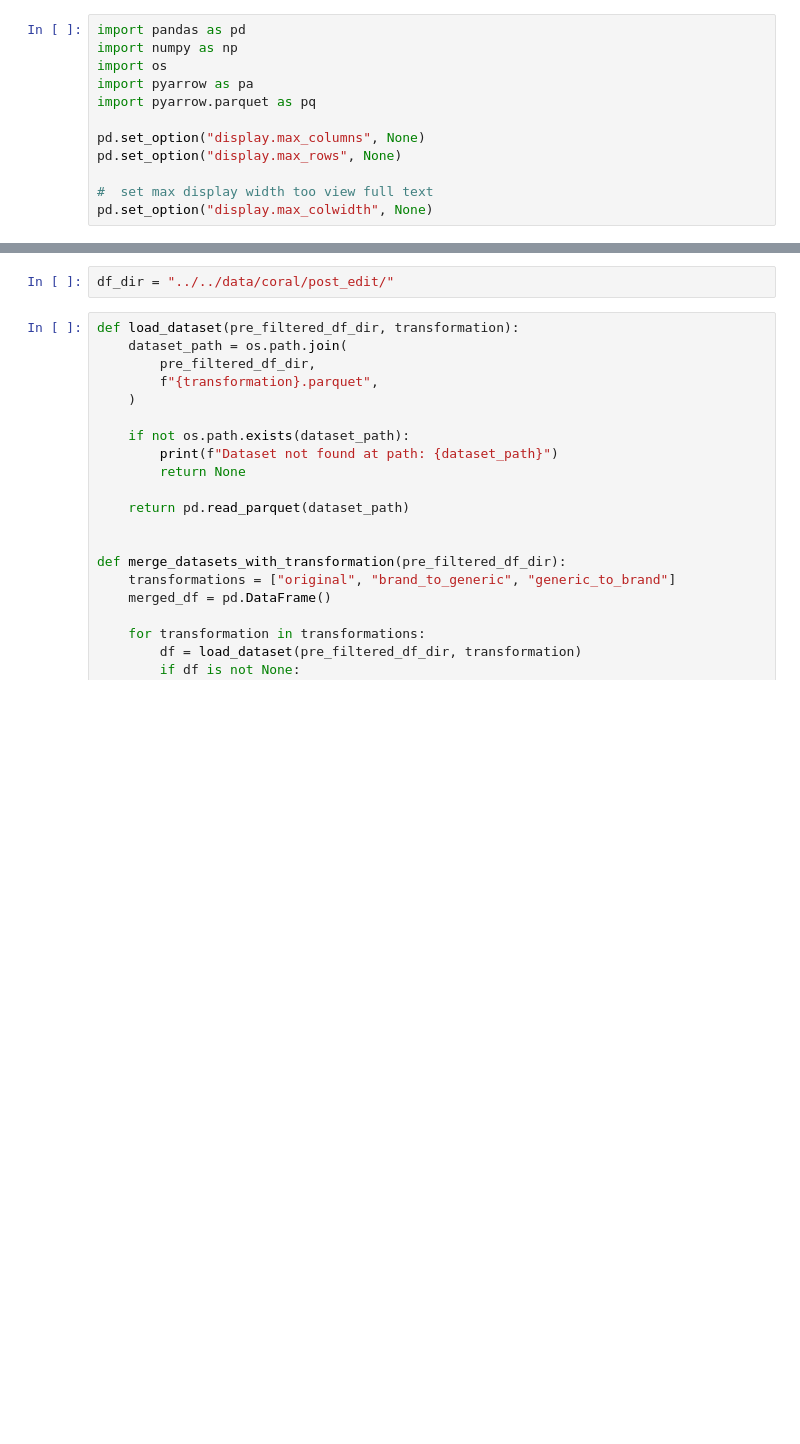
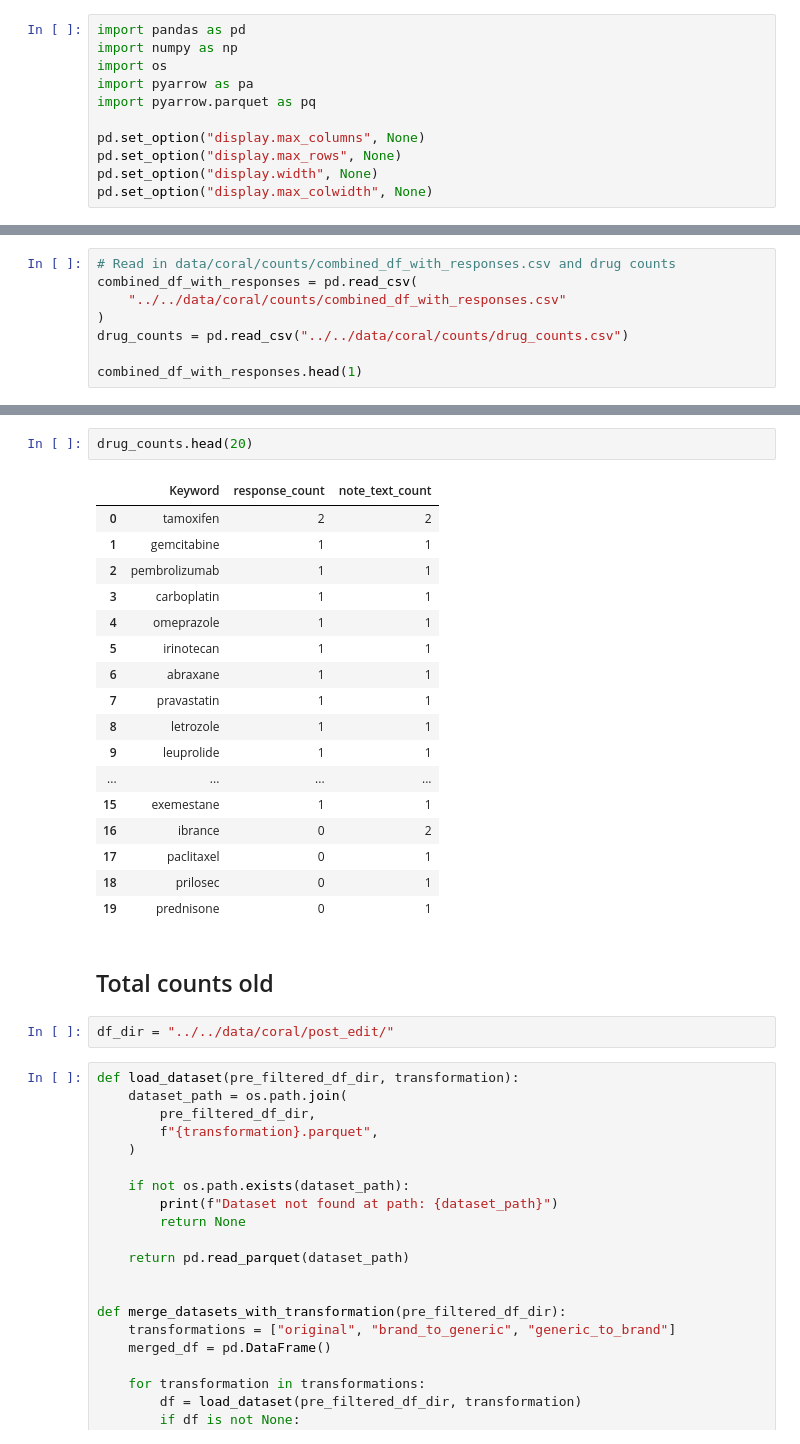
Before and after one commit to BittermanLab/OncoRABBITS, a Jupyter notebook: src/coral_count/coral_eval.ipynb, the cells around one changed output, grey strips where cells are left out. Drawn from its saved outputs; the diff is of its cells as text; blank space fills up the shorter version.

Commit message:
coral summary demo

```diff
--- a/src/coral_count/coral_eval.ipynb
+++ b/src/coral_count/coral_eval.ipynb
@@ -7,6 +7,5 @@ import pyarrow.parquet as pq
 
 pd.set_option("display.max_columns", None)
 pd.set_option("display.max_rows", None)
-
-#  set max display width too view full text
+pd.set_option("display.width", None)
 pd.set_option("display.max_colwidth", None)
@@ -12,0 +15,8 @@ pd.set_option("display.max_colwidth", None)
+# %%
+# Read in data/coral/counts/combined_df_with_responses.csv and drug counts
+combined_df_with_responses = pd.read_csv(
+    "../../data/coral/counts/combined_df_with_responses.csv"
+)
+drug_counts = pd.read_csv("../../data/coral/counts/drug_counts.csv")
+
+combined_df_with_responses.head(1)
@@ -13,3 +26,25 @@ pd.set_option("display.max_colwidth", None)
+# %%
+drug_counts.head(20)
+# %% [output]
+|  | Keyword | response_count | note_text_count |
+| 0 | tamoxifen | 2 | 2 |
+| 1 | gemcitabine | 1 | 1 |
+| 2 | pembrolizumab | 1 | 1 |
+| 3 | carboplatin | 1 | 1 |
+| 4 | omeprazole | 1 | 1 |
+| 5 | irinotecan | 1 | 1 |
+| 6 | abraxane | 1 | 1 |
+| 7 | pravastatin | 1 | 1 |
+| 8 | letrozole | 1 | 1 |
+| 9 | leuprolide | 1 | 1 |
+| ... | ... | ... | ... |
+| 15 | exemestane | 1 | 1 |
+| 16 | ibrance | 0 | 2 |
+| 17 | paclitaxel | 0 | 1 |
+| 18 | prilosec | 0 | 1 |
+| 19 | prednisone | 0 | 1 |
+# %% [markdown]
+## Total counts old
 # %%
 df_dir = "../../data/coral/post_edit/"
 # %%
```
Also changed, not shown: parts of 5 cells of this notebook, 10 other files.
